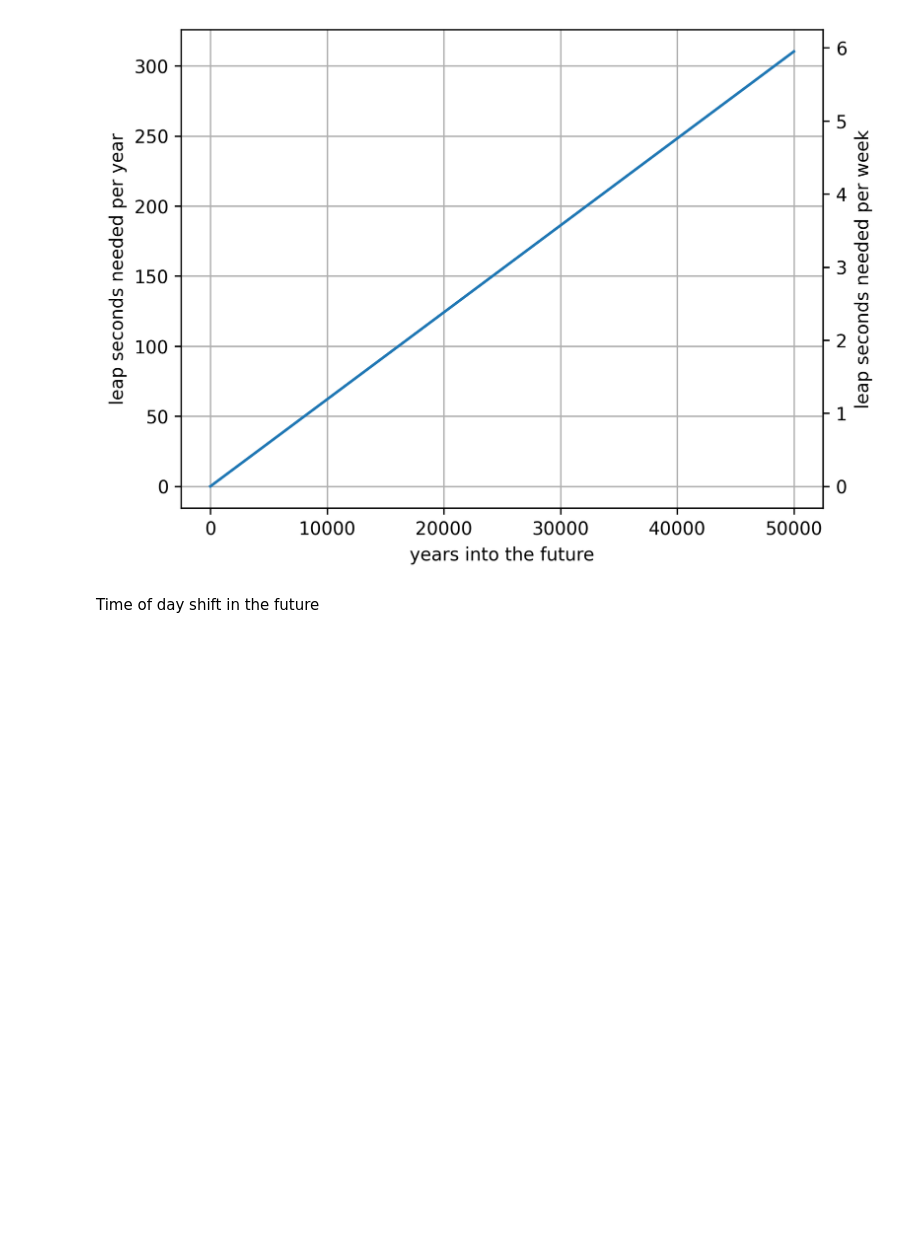
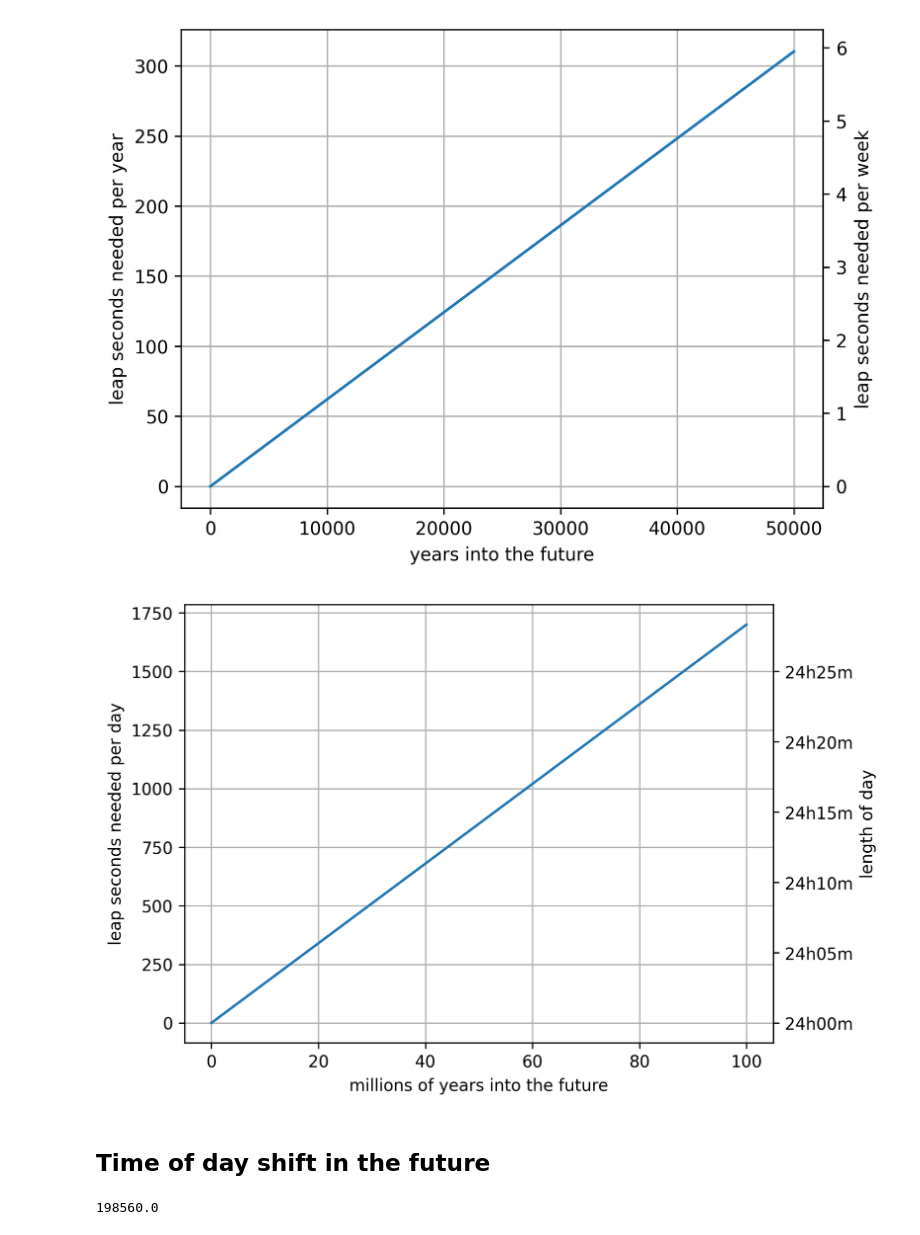
Before and after one commit to multi-io/mydocs-pub, a Jupyter notebook: math/leapseconds/leapseconds.ipynb, the cells around one changed output. Cells and saved outputs as stored; diff of their text form; code cells hidden in the pictures; blank space fills up the shorter version.

Commit message:
math/leapseconds

```diff
--- a/math/leapseconds/leapseconds.ipynb
+++ b/math/leapseconds/leapseconds.ipynb
@@ -12,5 +12,5 @@ Length of day increase rate
 # %%
-D = 1.7/1000 / (100 * sc.year)    # 1.7 ms per century
+D = 1.7/1000 / 100  # 1.7 ms per century
 # %%
 D
 # %% [output]
@@ -18,5 +18,5 @@ D
 # %% [markdown]
 ## Leap seconds in the future
 # %%
-def length_of_day_delta(t): return t*D
+def length_of_day_delta(year): return year*D
 # %%
@@ -46,6 +46,26 @@ secax.set_ylabel('leap seconds needed per week')
 secax.grid(True)
 # %% [output]
 [figure]
+# %%
+years = np.linspace(0,100e6,100)
+leapsec_per_day = length_of_day_delta(years)
+fig, ax = plt.subplots()
+ax.plot(years/1e6, leapsec_per_day)
+ax.set_xlabel("millions of years into the future")
+ax.set_ylabel("leap seconds needed per day")
+ax.grid(True)
+secax = ax.secondary_yaxis(location='right', functions=(lambda lpd: lpd + 24*3600, lambda day: day - 24*3600))
+secax.set_ylabel('length of day')
+def seconds_to_hhmm(x, pos):
+    total_minutes = round(x / 60)
+    hours = total_minutes // 60
+    minutes = total_minutes % 60
+    return f"{hours:02d}h{minutes:02d}m"
+secax.yaxis.set_major_formatter(FuncFormatter(seconds_to_hhmm))
+secax.yaxis.set_major_locator(MultipleLocator(300))
+secax.grid(True)
+# %% [output]
+[figure, added]
 # %% [markdown]
-Time of day shift in the future
+## Time of day shift in the future
 # %%
@@ -53,2 +74,4 @@ def t_of_day_shift(t): None
 # %%
-t_of_day_shift(8000*sc.year)
+t_of_day_shift(8000)
+# %% [output]
+198560.0
```
Also changed, not shown: parts of 8 cells of this notebook, 1 other file.
